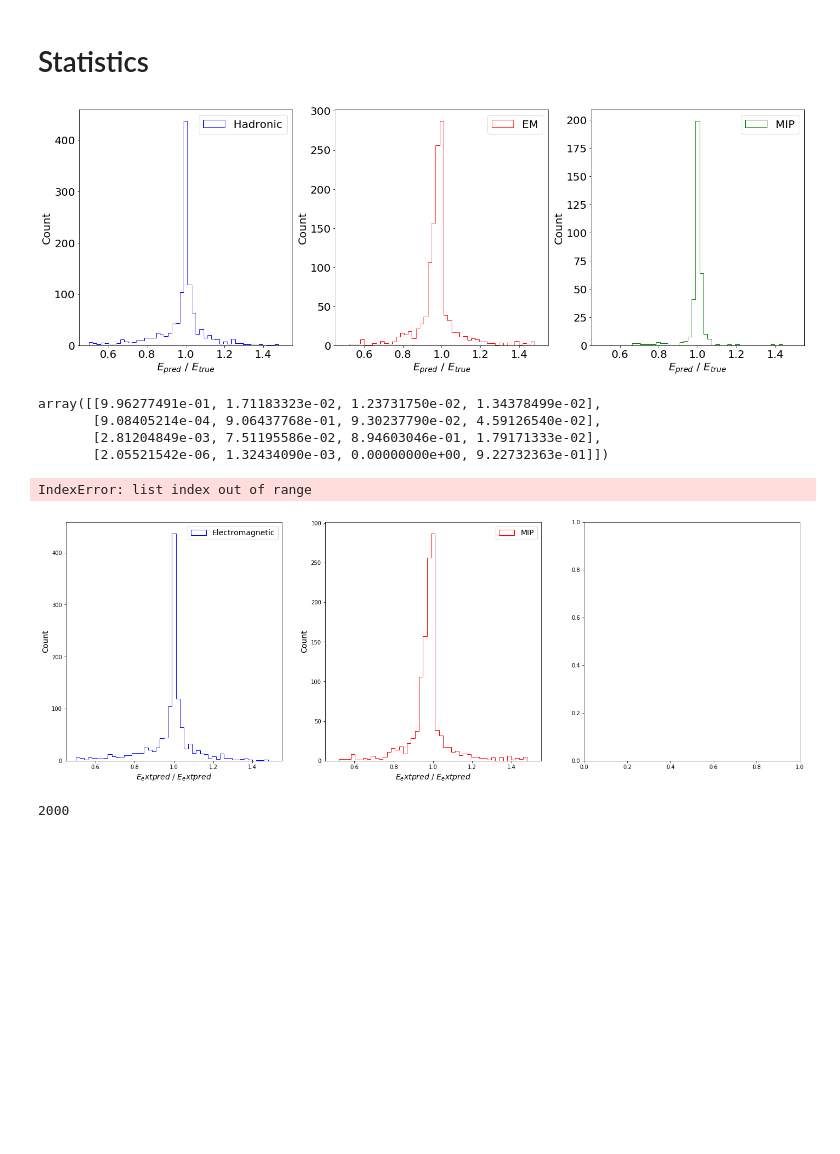
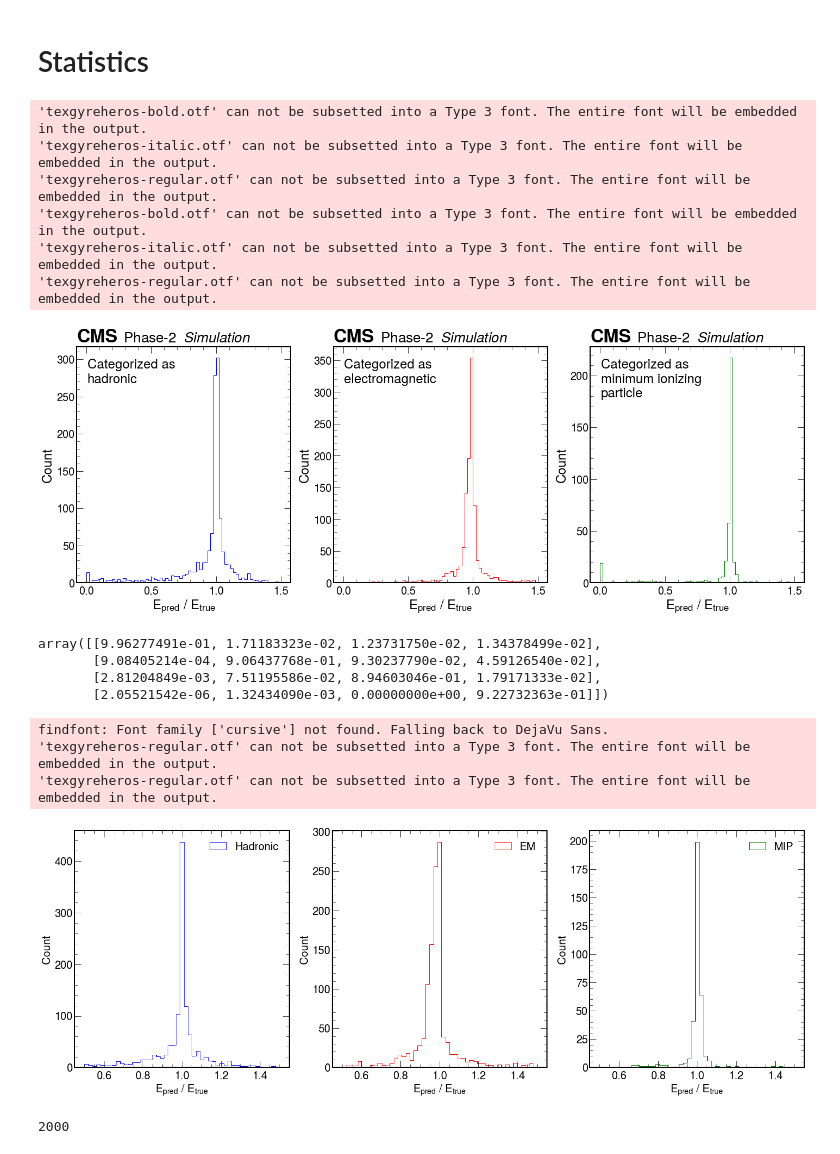
Before and after one commit to tklijnsma/hgcal_ldrd, a Jupyter notebook: notebooks/validation_edgenetwithcats.ipynb, the cells around one changed output. Saved outputs shown, nothing was run; the diff lists cells and outputs as text; code cells hidden in the pictures; blank space fills up the shorter version.

Commit message:
cms style plotting

```diff
--- a/notebooks/validation_edgenetwithcats.ipynb
+++ b/notebooks/validation_edgenetwithcats.ipynb
@@ -7,7 +7,9 @@ import os, sys, shutil, time, os.path as osp, logging, numpy as np, imp
 import torch
 import matplotlib.pyplot as plt, cycler
 import matplotlib
+import mplhep as hep
 from tqdm.notebook import tqdm
+plt.style.use(hep.style.CMS)
 
 HGCAL_LDRD_PATH = '../src' # Assuming cwd = hgcal_ldrd/notebooks
 OUTPUT_PATH = osp.join(HGCAL_LDRD_PATH, '../output')
@@ -219,7 +219,7 @@ from tqdm.notebook import tqdm
 
 class PlotStatistics():
 
-    FONTSIZE = 20
+    FONTSIZE = 24
 
     def __init__(self, loader):
         self.loader = loader
@@ -269,37 +269,52 @@ class PlotStatistics():
 
     def plot_energy_collection_hist(self, energy_collection_per_cat=None, savefig=None):
         fig, axs = plt.subplots(ncols=3, nrows=1, figsize=(24,8))
         color_cycler = cycler.cycler(color=['b', 'r', 'g', 'y', 'm', 'c'])()
         labels = [ 'Hadronic', 'EM', 'MIP' ]
+        longlabels = [ 'hadronic', 'electromagnetic', 'minimum ionizing\nparticle' ]
 
         if energy_collection_per_cat is None:
             energy_collection_per_cat = self.get_energy_collection()
 
         for i_cat, ax in zip(range(1, self.num_classes), axs.ravel()):
             ax.hist(
                 energy_collection_per_cat[i_cat],
-                bins = np.linspace(0.5, 1.5, 50),
+                bins = np.linspace(0.0, 1.5, 70),
                 histtype = u'step', label = labels[i_cat-1],
                 **next(color_cycler)
                 )
-            ax.legend(fontsize=self.FONTSIZE)
+#             ax.legend(fontsize=self.FONTSIZE)
             ax.set_ylabel('Count', fontsize=self.FONTSIZE)
             ax.set_xlabel('$E_{pred}$ / $E_{true}$', fontsize=self.FONTSIZE)
             ax.tick_params(axis='both', which='major', labelsize=20)
+            hep.label._exp_text('CMS', text=' Phase-2  $\it{Simulation}$', italic=(False, False), ax=ax)
+
+            ax.text(
+                0.05, 0.95,
+                'Categorized as\n' + longlabels[i_cat-1],
+                transform=ax.transAxes, verticalalignment='top',
+                fontsize=24
+                )
 
         # fig.subplots_adjust(left=0, bottom=0, right=1.2, top=1)
         # fig.tight_layout(rect=[0,0,.8,1])
         # fig.tight_layout(pad=40)
 
         if savefig: fig.savefig(savefig, bbox_inches='tight')
 
 plot = PlotStatistics(valid_loader)
 plot.plot_energy_collection_hist(
     energy_collection_per_cat,
-#     savefig='energycollection.pdf'
+    savefig='energycollection.pdf'
     )
 # %% [output]
+'texgyreheros-bold.otf' can not be subsetted into a Type 3 font. The entire font will be embedded in the output.
+'texgyreheros-italic.otf' can not be subsetted into a Type 3 font. The entire font will be embedded in the output.
+'texgyreheros-regular.otf' can not be subsetted into a Type 3 font. The entire font will be embedded in the output.
+'texgyreheros-bold.otf' can not be subsetted into a Type 3 font. The entire font will be embedded in the output.
+'texgyreheros-italic.otf' can not be subsetted into a Type 3 font. The entire font will be embedded in the output.
+'texgyreheros-regular.otf' can not be subsetted into a Type 3 font. The entire font will be embedded in the output.
-[figure, old version]
+[figure, new version]
 # %%
 conf_mat = plot.average_confusion_matrix()
 # %%
@@ -316,8 +331,10 @@ energy_collection_per_cat = plot.get_energy_collection()
 # %%
 plot.plot_energy_collection_hist(energy_collection_per_cat, savefig='energycollection.pdf')
 # %% [output]
-IndexError: list index out of range
+findfont: Font family ['cursive'] not found. Falling back to DejaVu Sans.
+'texgyreheros-regular.otf' can not be subsetted into a Type 3 font. The entire font will be embedded in the output.
+'texgyreheros-regular.otf' can not be subsetted into a Type 3 font. The entire font will be embedded in the output.
-[figure, old version]
+[figure, new version]
 # %%
 
 
```
Also changed, not shown: parts of 2 cells of this notebook.
